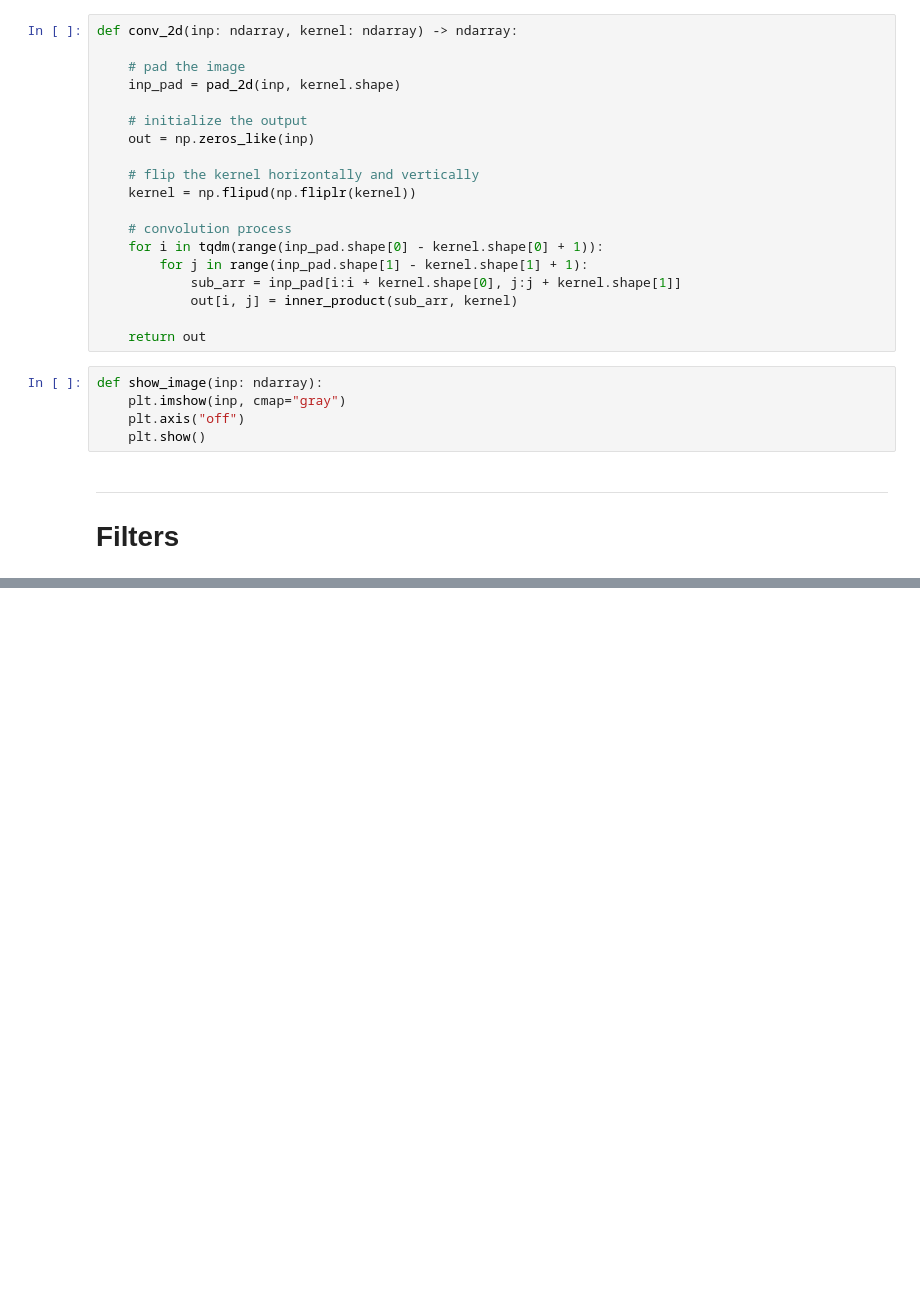
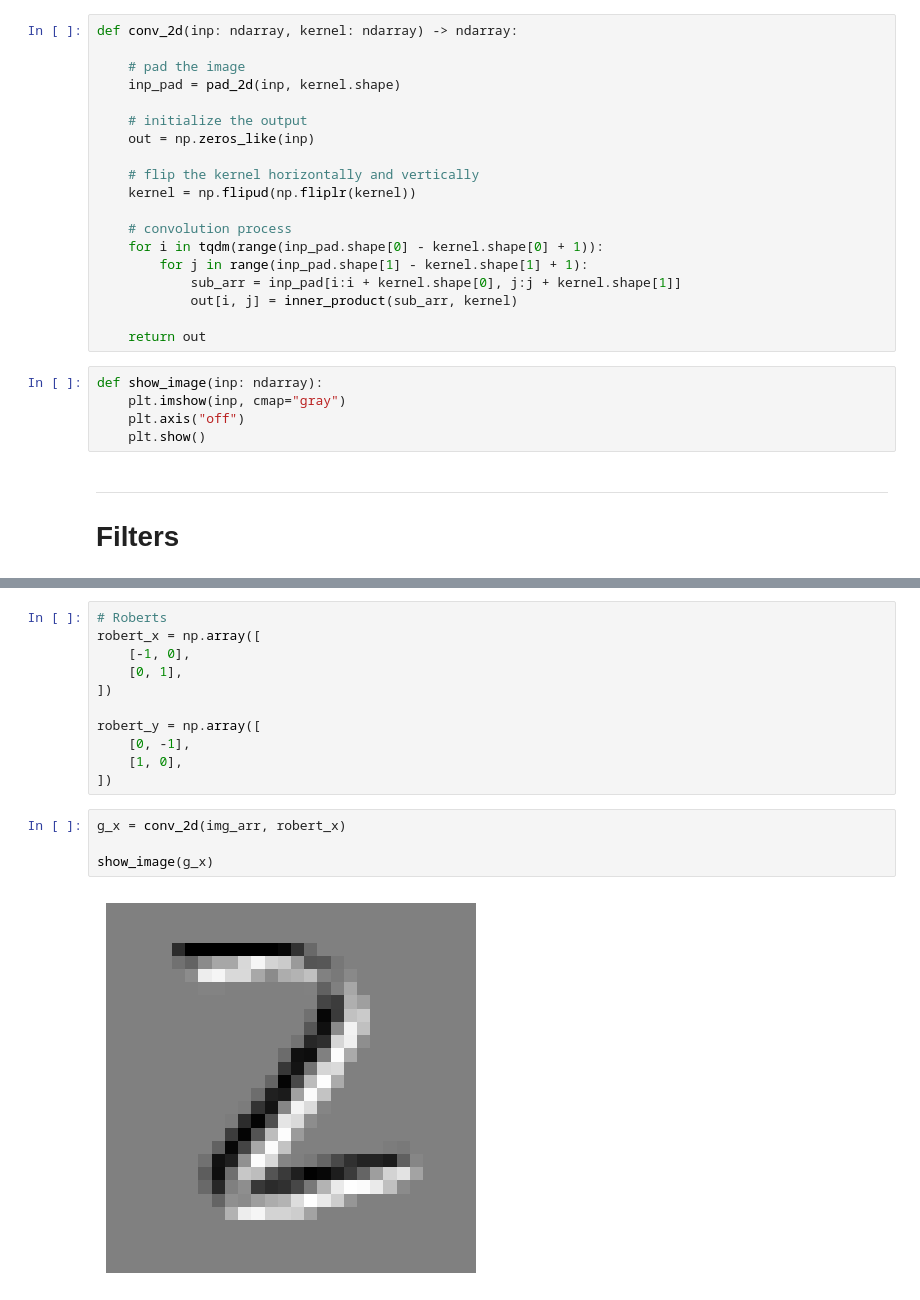
Before and after one commit to subhranil2605/CNN_project_univ, a Jupyter notebook: filters.ipynb, the cells around one changed output, grey strips where cells are left out. Cells and saved outputs as stored; diff of their text form; blank space fills up the shorter version.

```diff
--- a/filters.ipynb
+++ b/filters.ipynb
@@ -99,0 +114,17 @@ def show_image(inp: ndarray):
+# %%
+# Roberts
+robert_x = np.array([
+    [-1, 0],
+    [0, 1],
+])
+
+robert_y = np.array([
+    [0, -1],
+    [1, 0],
+])
+# %%
+g_x = conv_2d(img_arr, robert_x)
+
+show_image(g_x)
+# %% [output]
+[figure, added]
```
Also changed, not shown: parts of 30 cells of this notebook.
